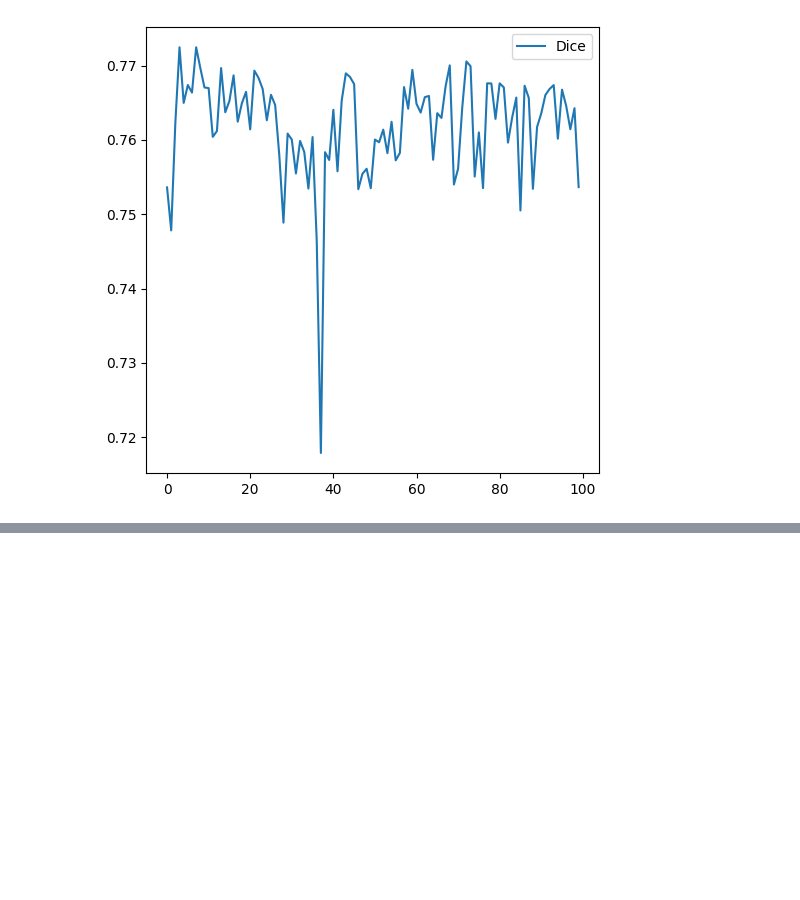
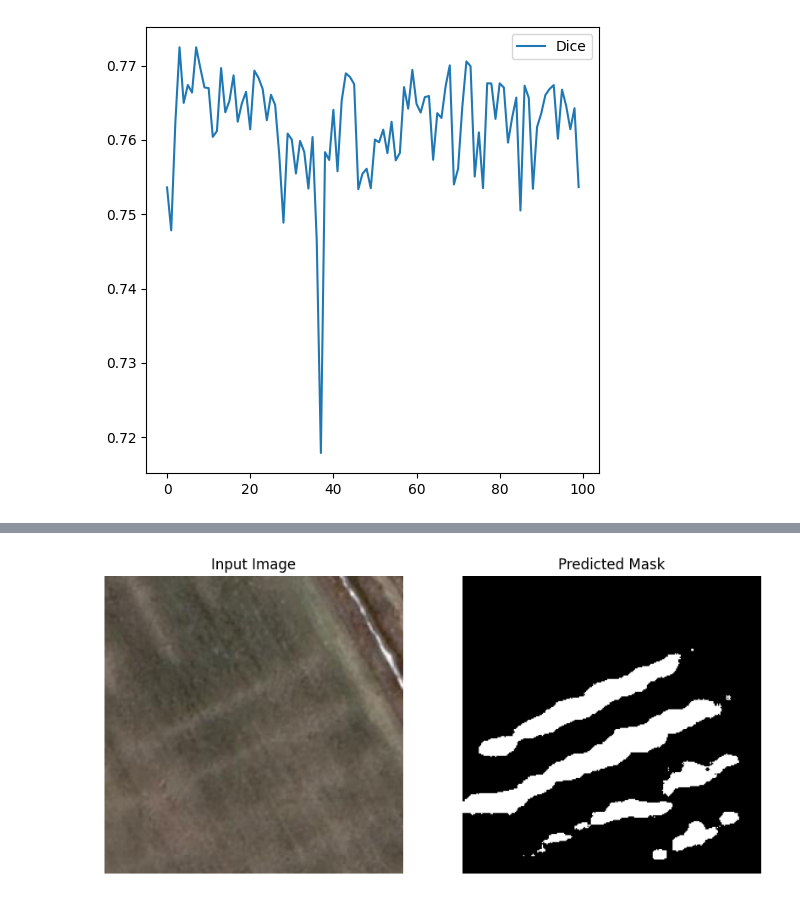
Before and after one commit to raindow1/drainage_pipes_detection, a Jupyter notebook: SegFormer_b-4.ipynb, the cells around one changed output, grey strips where cells are left out. Drawn from its saved outputs; the diff is of its cells as text; code cells hidden in the pictures; blank space fills up the shorter version.

```diff
--- a/SegFormer_b-4.ipynb
+++ b/SegFormer_b-4.ipynb
@@ -262,0 +357,19 @@ torch.save(modified_model.state_dict(), "segformer_final.pth")
+# %%
+# Отображение исходного изображения и маски
+plt.figure(figsize=(10, 5))
+
+# Исходное изображение
+plt.subplot(1, 2, 1)
+plt.imshow(Image.open(image_path_1))
+plt.title("Input Image")
+plt.axis("off")
+
+# Предсказанная маска
+plt.subplot(1, 2, 2)
+plt.imshow(pred_mask, cmap="gray")
+plt.title("Predicted Mask")
+plt.axis("off")
+
+plt.show()
+# %% [output]
+[figure, added]
```
Also changed, not shown: parts of 11 cells of this notebook, 3 other files.
